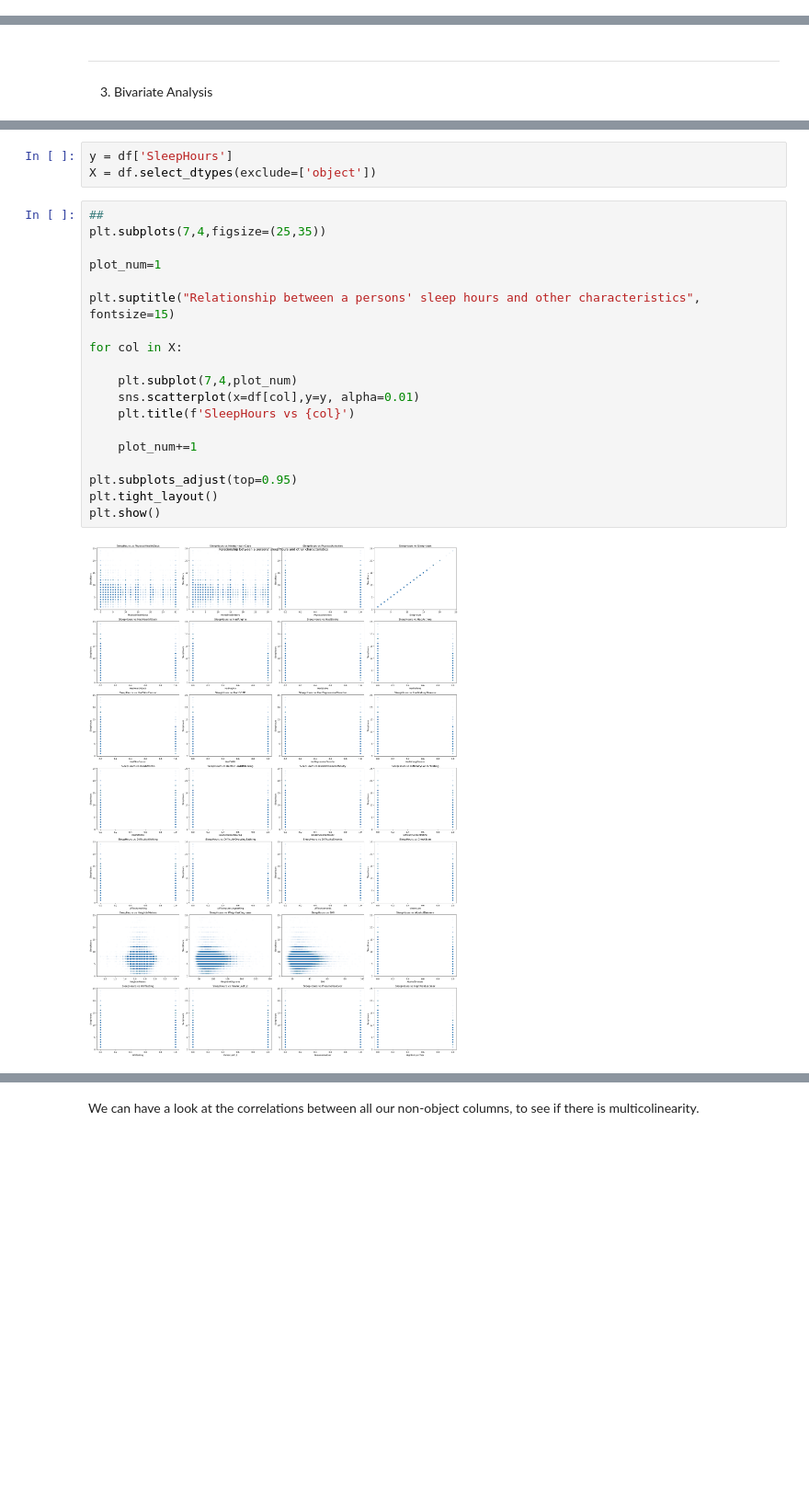
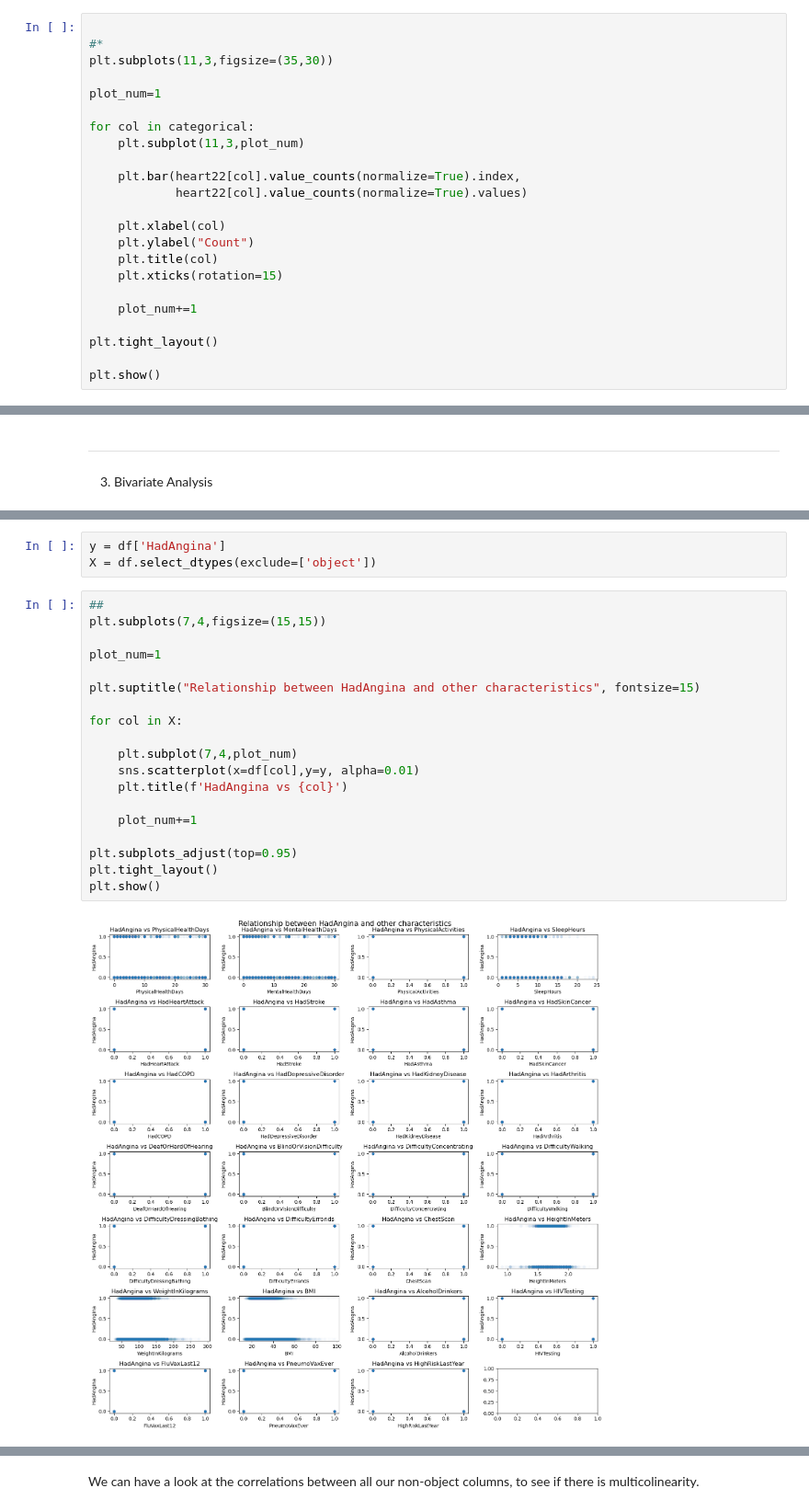
Before and after one commit to Tasnimacj/Capstone_Heart_Prediction, a Jupyter notebook: notebooks/02-eda.ipynb, the cells around one changed output, grey strips where cells are left out. Shown at 92% size. Cells and saved outputs as stored; diff of their text form; blank space fills up the shorter version.

```diff
--- a/notebooks/02-eda.ipynb
+++ b/notebooks/02-eda.ipynb
@@ -149,0 +221,23 @@ plt.show()
+# %%
+
+#*
+plt.subplots(11,3,figsize=(35,30))
+
+plot_num=1
+
+for col in categorical:
+    plt.subplot(11,3,plot_num)
+
+    plt.bar(heart22[col].value_counts(normalize=True).index,
+            heart22[col].value_counts(normalize=True).values)
+
+    plt.xlabel(col)
+    plt.ylabel("Count")
+    plt.title(col)
+    plt.xticks(rotation=15)
+
+    plot_num+=1
+
+plt.tight_layout()
+
+plt.show()
@@ -259,25 +374,25 @@ I want to compare columns with each other. First, I want to see if a persons sle
 # %%
-y = df['SleepHours']
+y = df['HadAngina']
 X = df.select_dtypes(exclude=['object'])
 # %%
 ##
-plt.subplots(7,4,figsize=(25,35))
+plt.subplots(7,4,figsize=(15,15))
 
 plot_num=1
 
-plt.suptitle("Relationship between a persons' sleep hours and other characteristics", fontsize=15)
+plt.suptitle("Relationship between HadAngina and other characteristics", fontsize=15)
 
 for col in X:
 
     plt.subplot(7,4,plot_num)
     sns.scatterplot(x=df[col],y=y, alpha=0.01)
-    plt.title(f'SleepHours vs {col}')
+    plt.title(f'HadAngina vs {col}')
 
     plot_num+=1
 
 plt.subplots_adjust(top=0.95)
 plt.tight_layout()
 plt.show()
 # %% [output]
-[figure, old version]
+[figure, new version]
 # %% [markdown]
```
Also changed, not shown: parts of 16 cells of this notebook.
